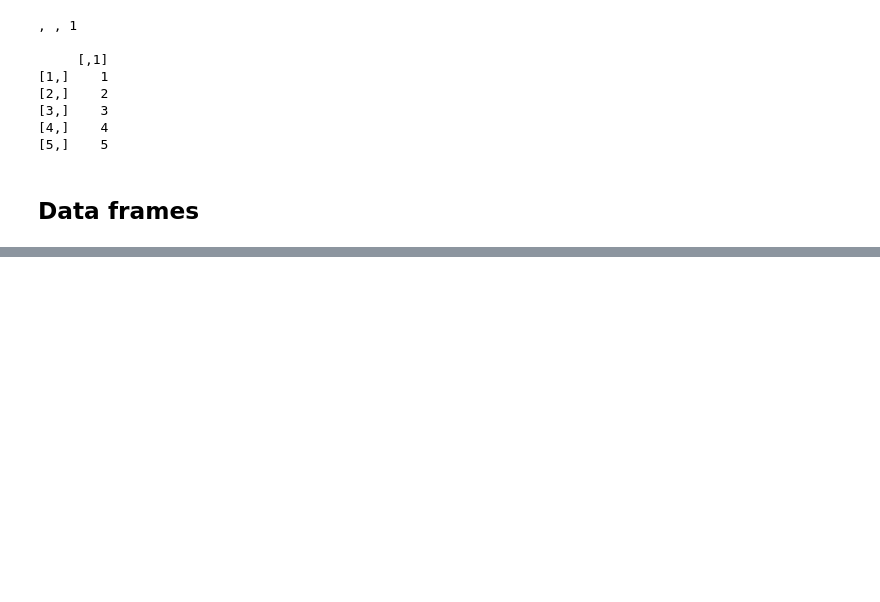
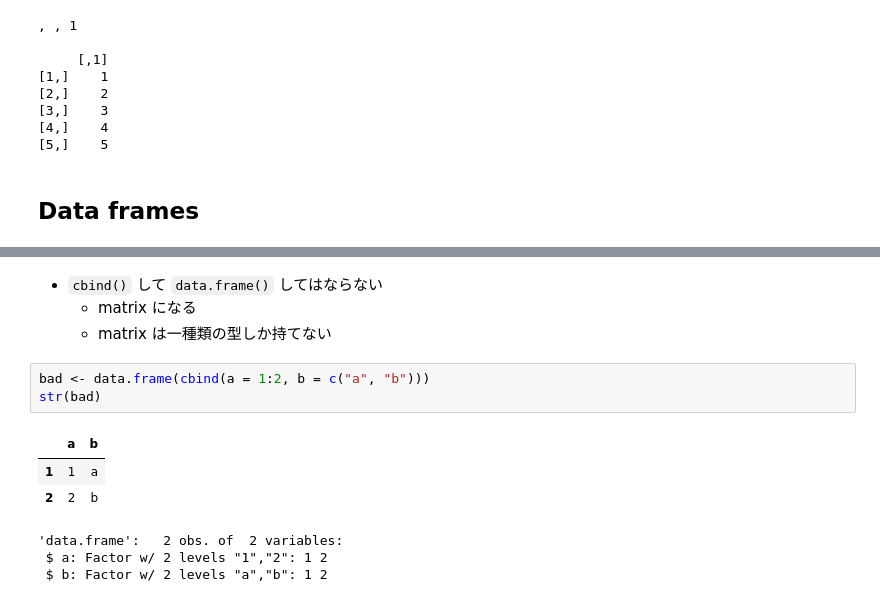
Before and after one commit to pgm111/study-AdvancedR, a Jupyter notebook: 02-Data-structures.ipynb, the cells around one changed output, grey strips where cells are left out. Drawn from its saved outputs; the diff is of its cells as text; blank space fills up the shorter version.

```diff
--- a/02-Data-structures.ipynb
+++ b/02-Data-structures.ipynb
@@ -698,0 +783,14 @@ print(x3)
+# %% [markdown]
+* `cbind()` して `data.frame()` してはならない
+    * matrix になる
+    * matrix は一種類の型しか持てない
+# %%
+bad <- data.frame(cbind(a = 1:2, b = c("a", "b")))
+str(bad)
+# %% [output]
+|  | a | b |
+| 1 | 1 | a |
+| 2 | 2 | b |
+'data.frame':   2 obs. of  2 variables:
+ $ a: Factor w/ 2 levels "1","2": 1 2
+ $ b: Factor w/ 2 levels "a","b": 1 2
```
Also changed, not shown: parts of 19 cells of this notebook.
